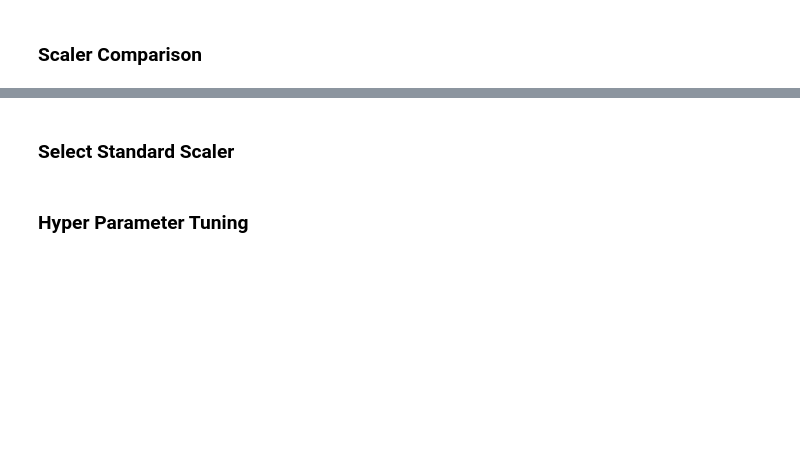
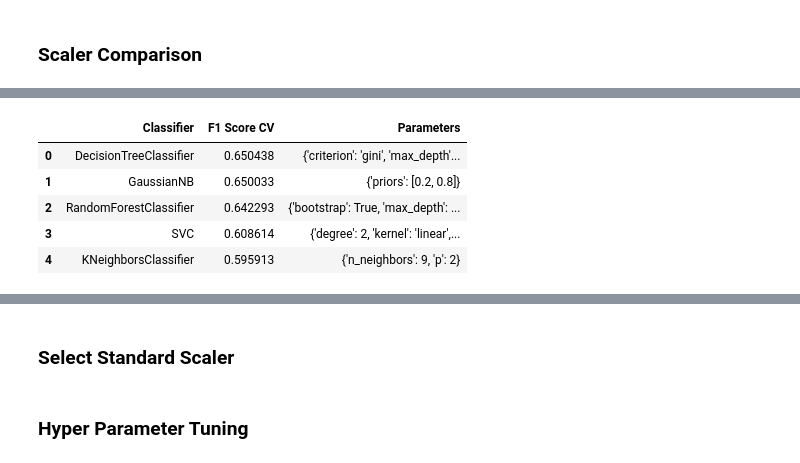
Before and after one commit to zhumazhenis/bigdata-project, a Jupyter notebook: Untitled.ipynb, the cells around one changed output, grey strips where cells are left out. Cells and saved outputs as stored; diff of their text form; code cells hidden in the pictures; blank space fills up the shorter version.

```diff
--- a/Untitled.ipynb
+++ b/Untitled.ipynb
@@ -252,0 +235,79 @@ yTest.shape
+# %%
+# Split Data
+data = standardScale(data)
+xTrain, yTrain, xTest, yTest = splitData(data)
+
+hyperParametersMap = {
+    'SVC': {
+        'kernel': ['rbf', 'linear', 'poly', 'sigmoid'],
+        'degree': [2, 3, 4],
+        'tol': [1e-2, 1e-3, 1e-4]
+    },
+    'RandomForestClassifier': {
+        'n_estimators': np.arange(1, 10, 2),
+        'max_depth': np.arange(1, 5),
+        'max_features': [1, 2, 3, 4, 5, 6, 7, 8, 'auto', 'log2', None],
+        'bootstrap': [True, False],
+    },
+    'DecisionTreeClassifier': {
+        'criterion': ['gini', 'entropy'],
+        'max_depth': np.arange(1, 11),
+        'max_features': [1, 2, 3, 4, 5, 6, 7, 8, 'auto', 'log2', None]
+    },
+    'GaussianNB': {
+        'priors': [[0.05 * i, 0.05 * (20 - i)] for i in range(2, 19, 2)]
+    },
+#     'GradientBoostingClassifier': {
+#         'n_estimators': np.arange(10, 150, 10),
+#         'max_depth': np.arange(1, 10, 2),
+#         'max_features': [1, 2, 3, 4, 5, 6, 7, 8, 'auto', 'log2', None]
+#     },
+    'KNeighborsClassifier': {
+        'n_neighbors': np.arange(3, 16),
+        'p': [1, 2],
+    }
+}
+
+modelsMap = {
+    'SVC': svm.SVC(),
+    'RandomForestClassifier': RandomForestClassifier(), # has feature_importances_
+    'DecisionTreeClassifier': DecisionTreeClassifier(), # has feature_importances_
+    'GaussianNB': GaussianNB(),
+    'GradientBoostingClassifier': GradientBoostingClassifier(), # has feature_importances_
+    'KNeighborsClassifier': KNeighborsClassifier()
+}
+
+def findBestHyperParameters(xTrain, yTrain, hyperParametersMap, modelsMap):
+    bestHyperParameters = {}
+    for k, v in hyperParametersMap.items():
+        bestHyperParameters[k] = {}
+        clf = modelsMap[k]
+        grid = GridSearchCV(estimator=clf, param_grid=v, cv=5, scoring=make_scorer(f1_score))
+        grid.fit(xTrain, yTrain)
+        bestHyperParameters[k]['f1Score'] = grid.best_score_
+        bestHyperParameters[k]['parameters'] = grid.best_params_
+    return bestHyperParameters
+
+
+def bestHyperParametersToDataFrame(bestHyperParameters):
+    bestHyperParametersDataFrame = pd.DataFrame(columns=['Classifier', 'F1 Score CV', 'Parameters'])
+    for k, v in bestHyperParameters.items():
+        vals = {
+            'Classifier': k,
+            'F1 Score CV': v['f1Score'],
+            'Parameters': str(v['parameters'])
+        }
+        bestHyperParametersDataFrame = bestHyperParametersDataFrame.append(vals, ignore_index=True)
+    return bestHyperParametersDataFrame.sort_values(by=['F1 Score CV'], ascending=False).reset_index(drop=True)
+
+bestHyperParameters = findBestHyperParameters(xTrain, yTrain, hyperParametersMap, modelsMap)
+
+pd.set_option('max_colwidth', -1)
+bestHyperParametersToDataFrame(bestHyperParameters)
+# %% [output]
+|  | Classifier | F1 Score CV | Parameters |
+| 0 | DecisionTreeClassifier | 0.650438 | {'criterion': 'gini', 'max_depth'... |
+| 1 | GaussianNB | 0.650033 | {'priors': [0.2, 0.8]} |
+| 2 | RandomForestClassifier | 0.642293 | {'bootstrap': True, 'max_depth': ... |
+| 3 | SVC | 0.608614 | {'degree': 2, 'kernel': 'linear',... |
+| 4 | KNeighborsClassifier | 0.595913 | {'n_neighbors': 9, 'p': 2} |
```
Also changed, not shown: parts of 18 cells of this notebook.
